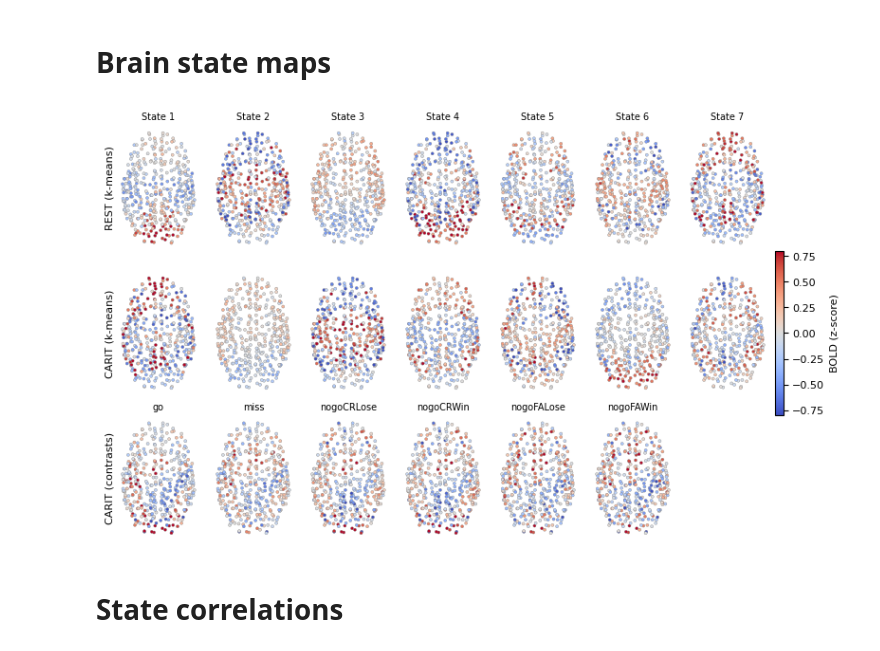
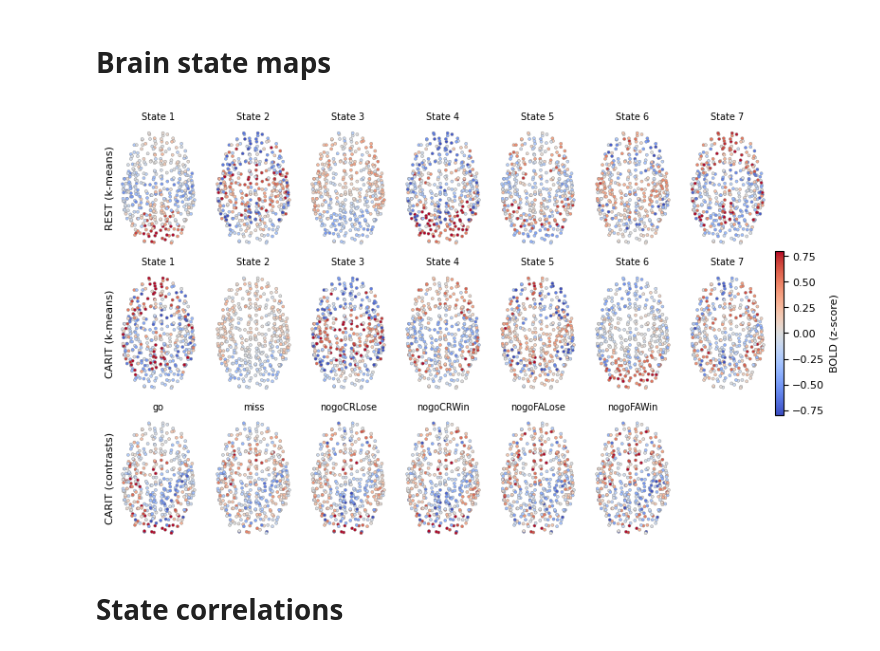
Before and after one commit to LindenParkesLab/intrinsic_neural_timescales, a Jupyter notebook: scripts/nct_results_fmri_states.ipynb, the cells around one changed output. Drawn from its saved outputs; the diff is of its cells as text; code cells hidden in the pictures.

```diff
--- a/scripts/nct_results_fmri_states.ipynb
+++ b/scripts/nct_results_fmri_states.ipynb
@@ -65,7 +88,7 @@ for label, fname in kmeans_files.items():
     print('  labels:   ', clusters[label]['labels'].shape)
     print('  var expl: ', round(float(clusters[label]['variance_explained']) * 100, 2), '%')
 
-# ── 2. CARIT task contrasts (group-averaged beta maps) ────────────────────────
+# ── 2. Task contrasts (group-averaged beta maps) ──────────────────────────────
 contrast_data = np.load(os.path.join(con_dir, contrast_file), allow_pickle=True).item()
 
 # Collect per-condition beta maps across subjects, z-scoring each subject's
@@ -85,12 +108,12 @@ contrast_centroids = np.vstack([
     np.nanmean(np.stack(contrast_stack[c], axis=0), axis=0)[np.newaxis, :]
     for c in contrast_names
 ])
-print(f'\nCARIT contrasts: {len(contrast_names)} conditions x {n_parcels} parcels')
+print(f'\n{task_label} contrasts: {len(contrast_names)} conditions x {n_parcels} parcels')
 print('  conditions:', contrast_names)
 print('  centroids shape:', contrast_centroids.shape)
 
 # Bundle alongside the k-means sets for consistent downstream handling
-clusters['CARIT (contrasts)'] = {'centroids': contrast_centroids, 'condition_names': contrast_names}
+clusters[f'{task_label} (contrasts)'] = {'centroids': contrast_centroids, 'condition_names': contrast_names}
 # %% [output]
 REST (k-means) -> keys: ['centroids', 'labels', 'inertia', 'centroid_subj_frac', 'variance_explained']
   centroids: (7, 400)
@@ -122,41 +145,38 @@ fig, axes = plt.subplots(n_rows, n_cols, figsize=(fig_height * 1.2 * n_cols, fig
 for row_idx, label in enumerate(row_labels):
     centroids  = clusters[label]['centroids']
     n_states   = centroids.shape[0]
-    # per-row column labels
-    if label == 'CARIT (contrasts)':
+    # per-row column labels: use condition names for the contrasts row
+    if 'contrasts' in label:
         col_titles = clusters[label]['condition_names']
     else:
         col_titles = [f'State {i + 1}' for i in range(n_states)]
 
     for state_idx in range(n_cols):
         ax = axes[row_idx, state_idx]
         if state_idx < n_states:
             brain_scatter_plot(
                 parcel_coords=parc_centroids,
                 node_data=centroids[state_idx, :],
                 vmin=vmin, vmax=vmax,
                 cmap='coolwarm',
                 add_colorbar=False,
                 ax=ax,
             )
-            if row_idx == 0:
-                ax.set_title(col_titles[state_idx], fontsize=7)
-            elif label == 'CARIT (contrasts)':
-                ax.set_title(col_titles[state_idx], fontsize=7)
+            ax.set_title(col_titles[state_idx], fontsize=7)
         else:
             ax.set_visible(False)
 
     axes[row_idx, 0].text(-0.05, 0.5, label, transform=axes[row_idx, 0].transAxes,
                           rotation=90, va='center', ha='right', fontsize=8)
 
 sm = mpl.cm.ScalarMappable(cmap='coolwarm', norm=mpl.colors.Normalize(vmin=vmin, vmax=vmax))
 sm.set_array([])
 fig.colorbar(sm, ax=axes, shrink=0.4, aspect=20, pad=0.01, label='BOLD (z-score)')
 
 fig.savefig(os.path.join(out_dir, 'brain_states_3row.png'), dpi=600, bbox_inches='tight', pad_inches=0.01)
 plt.show()
 # %% [output]
-[figure, old version]
+[figure, new version]
 # %% [markdown]
 # State correlations
 # %%
```
Also changed, not shown: parts of 8 cells of this notebook, 1 other file.
